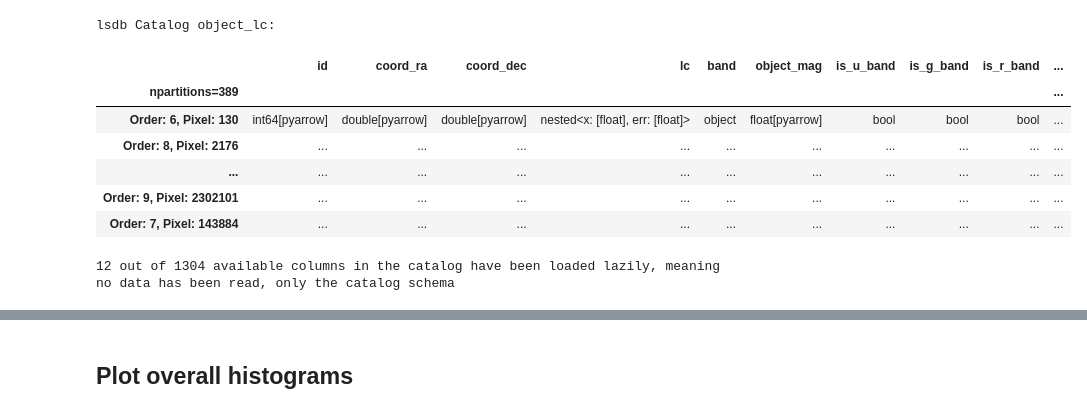
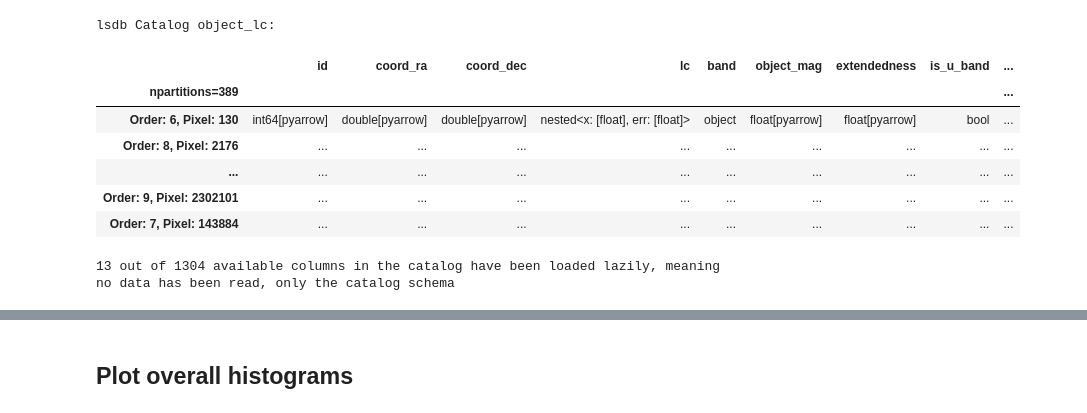
Before and after one commit to lincc-frameworks/uncle-val, a Jupyter notebook: docs/pre_executed/histograms.ipynb, the cells around one changed output, grey strips where cells are left out. Drawn from its saved outputs; the diff is of its cells as text; code cells hidden in the pictures.

```diff
--- a/docs/pre_executed/histograms.ipynb
+++ b/docs/pre_executed/histograms.ipynb
@@ -16,21 +16,21 @@ MIN_N_SRC = 10
 # %%
 catalog = dp1_catalog_multi_band(
     dp1_root,
     bands=BANDS,
     obj="science",
-    img="cal",
+    img="diff",
     phot="PSF",
     mode="forced",
 )
 catalog
 # %% [output]
 lsdb Catalog object_lc:
-|  | id | coord_ra | coord_dec | lc | band | object_mag | is_u_band | is_g_band | is_r_band | ... |
-| npartitions=389 |  |  |  |  |  |  |  |  |  | ... |
-| Order: 6, Pixel: 130 | int64[pyarrow] | double[pyarrow] | double[pyarrow] | nested<x: [float], err: [float]> | object | float[pyarrow] | bool | bool | bool | ... |
-| Order: 8, Pixel: 2176 | ... | ... | ... | ... | ... | ... | ... | ... | ... | ... |
-| ... | ... | ... | ... | ... | ... | ... | ... | ... | ... | ... |
-| Order: 9, Pixel: 2302101 | ... | ... | ... | ... | ... | ... | ... | ... | ... | ... |
-| Order: 7, Pixel: 143884 | ... | ... | ... | ... | ... | ... | ... | ... | ... | ... |
+|  | id | coord_ra | coord_dec | lc | band | object_mag | extendedness | is_u_band | ... |
+| npartitions=389 |  |  |  |  |  |  |  |  | ... |
+| Order: 6, Pixel: 130 | int64[pyarrow] | double[pyarrow] | double[pyarrow] | nested<x: [float], err: [float]> | object | float[pyarrow] | float[pyarrow] | bool | ... |
+| Order: 8, Pixel: 2176 | ... | ... | ... | ... | ... | ... | ... | ... | ... |
+| ... | ... | ... | ... | ... | ... | ... | ... | ... | ... |
+| Order: 9, Pixel: 2302101 | ... | ... | ... | ... | ... | ... | ... | ... | ... |
+| Order: 7, Pixel: 143884 | ... | ... | ... | ... | ... | ... | ... | ... | ... |
-12 out of 1304 available columns in the catalog have been loaded lazily, meaning no data has been read, only the catalog schema
+13 out of 1304 available columns in the catalog have been loaded lazily, meaning no data has been read, only the catalog schema
 # %%
```
Also changed, not shown: parts of 6 cells of this notebook, 1 other file.
